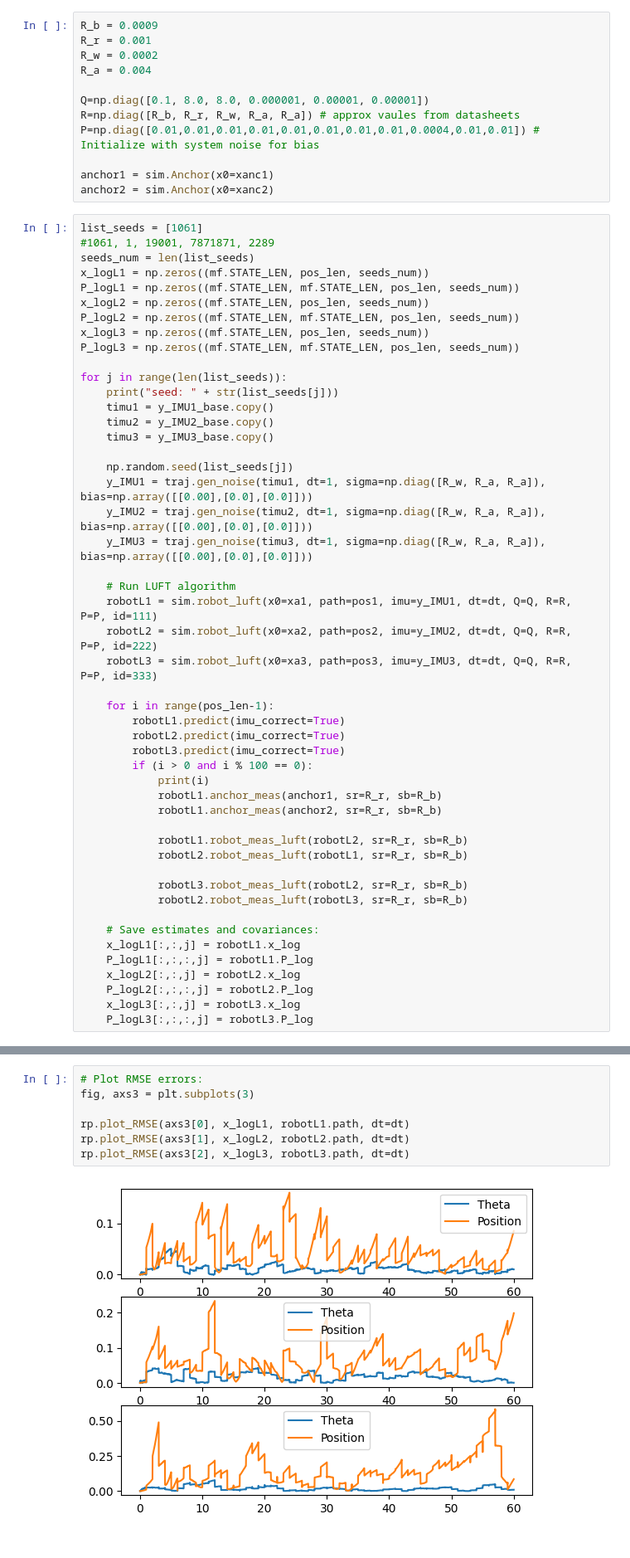
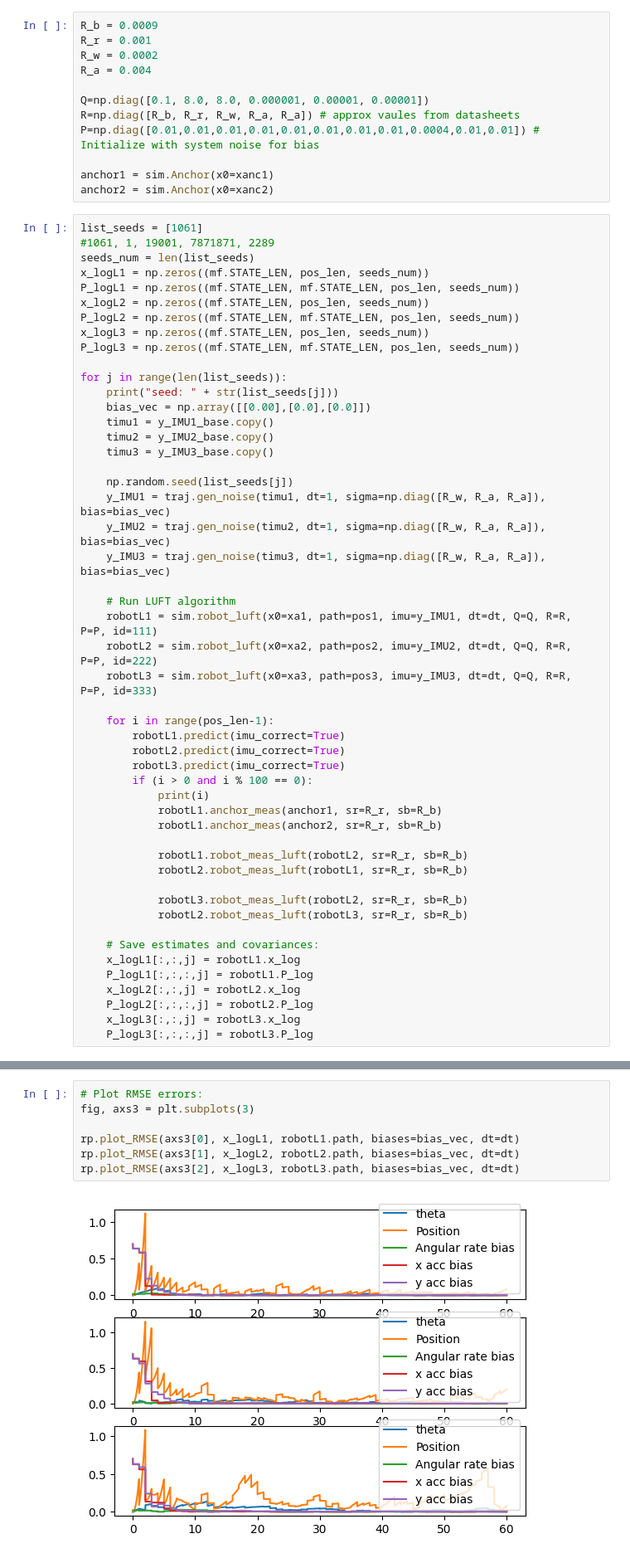
Before and after one commit to MarcusLariJ/UWB_Rasberry, a Jupyter notebook: Sim/run_anees.ipynb, the cells around one changed output, grey strips where cells are left out. Shown at 83% size. Cells and saved outputs as stored; diff of their text form.

```diff
--- a/Sim/run_anees.ipynb
+++ b/Sim/run_anees.ipynb
@@ -61,14 +61,15 @@ P_logL3 = np.zeros((mf.STATE_LEN, mf.STATE_LEN, pos_len, seeds_num))
 
 for j in range(len(list_seeds)):
     print("seed: " + str(list_seeds[j]))
+    bias_vec = np.array([[0.00],[0.0],[0.0]])
     timu1 = y_IMU1_base.copy()
     timu2 = y_IMU2_base.copy()
     timu3 = y_IMU3_base.copy()
 
     np.random.seed(list_seeds[j])
-    y_IMU1 = traj.gen_noise(timu1, dt=1, sigma=np.diag([R_w, R_a, R_a]), bias=np.array([[0.00],[0.0],[0.0]]))
-    y_IMU2 = traj.gen_noise(timu2, dt=1, sigma=np.diag([R_w, R_a, R_a]), bias=np.array([[0.00],[0.0],[0.0]]))
-    y_IMU3 = traj.gen_noise(timu3, dt=1, sigma=np.diag([R_w, R_a, R_a]), bias=np.array([[0.00],[0.0],[0.0]]))
+    y_IMU1 = traj.gen_noise(timu1, dt=1, sigma=np.diag([R_w, R_a, R_a]), bias=bias_vec)
+    y_IMU2 = traj.gen_noise(timu2, dt=1, sigma=np.diag([R_w, R_a, R_a]), bias=bias_vec)
+    y_IMU3 = traj.gen_noise(timu3, dt=1, sigma=np.diag([R_w, R_a, R_a]), bias=bias_vec)
 
     # Run LUFT algorithm
     robotL1 = sim.robot_luft(x0=xa1, path=pos1, imu=y_IMU1, dt=dt, Q=Q, R=R, P=P, id=111)
@@ -167,9 +168,9 @@ rp.plot_ANEES(axs2[2],
 # %%
 # Plot RMSE errors:
 fig, axs3 = plt.subplots(3)
 
-rp.plot_RMSE(axs3[0], x_logL1, robotL1.path, dt=dt)
-rp.plot_RMSE(axs3[1], x_logL2, robotL2.path, dt=dt)
-rp.plot_RMSE(axs3[2], x_logL3, robotL3.path, dt=dt)
+rp.plot_RMSE(axs3[0], x_logL1, robotL1.path, biases=bias_vec, dt=dt)
+rp.plot_RMSE(axs3[1], x_logL2, robotL2.path, biases=bias_vec, dt=dt)
+rp.plot_RMSE(axs3[2], x_logL3, robotL3.path, biases=bias_vec, dt=dt)
 # %% [output]
-[figure, old version]
+[figure, new version]
```
Also changed, not shown: parts of 1 cell of this notebook, 4 other files.
